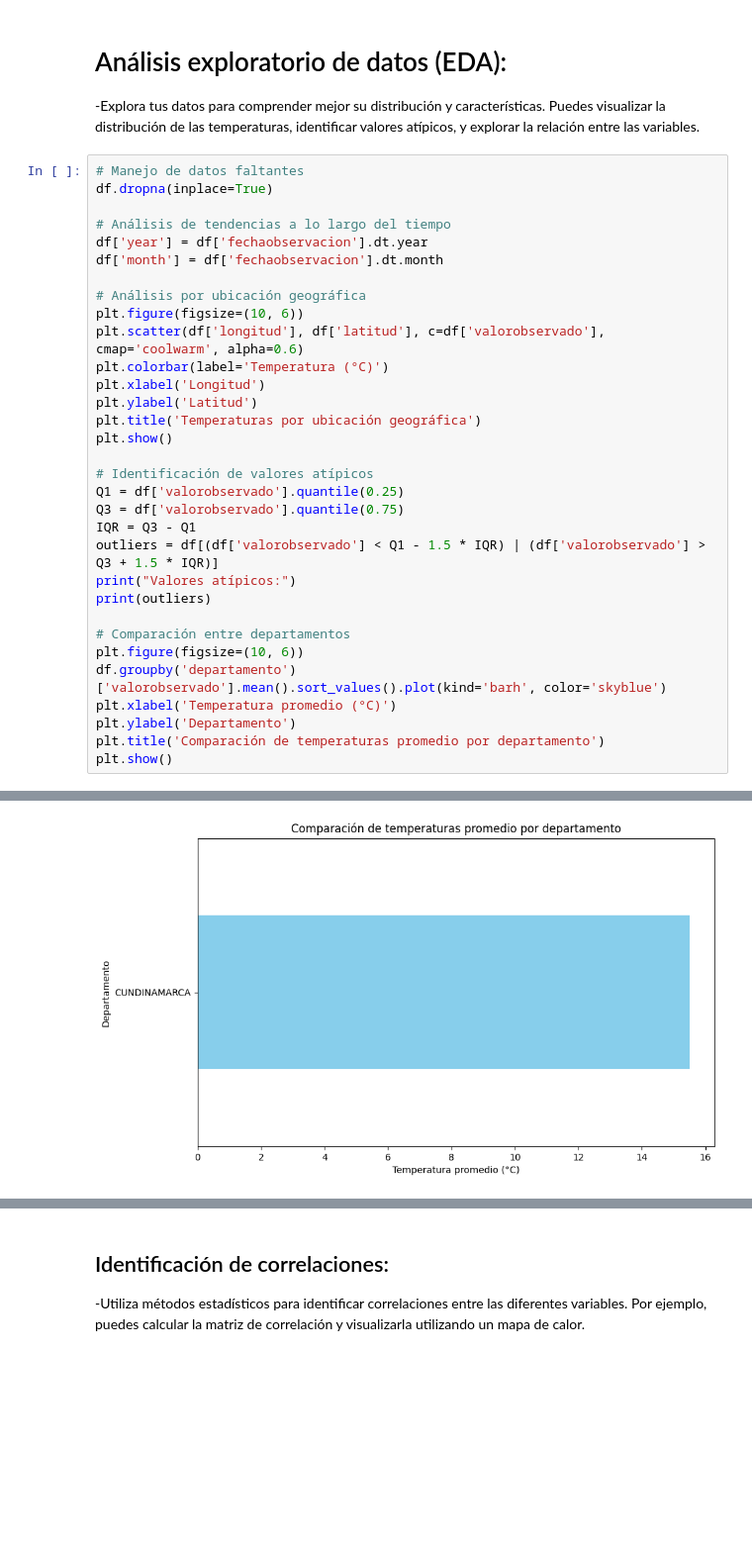
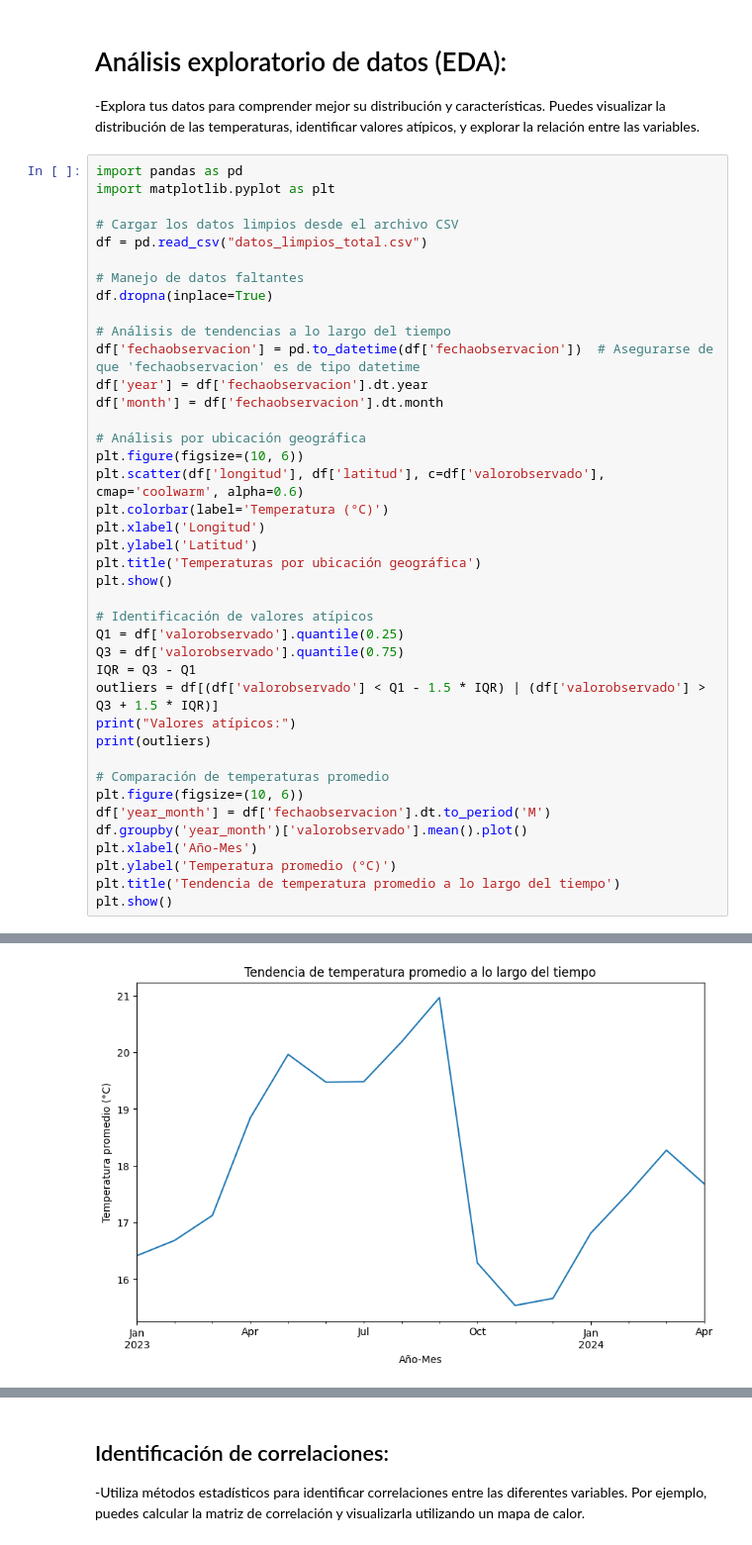
Before and after one commit to Resuelve-IA/climaIa, a Jupyter notebook: codigo.ipynb, the cells around one changed output, grey strips where cells are left out. Shown at 99% size. Drawn from its saved outputs; the diff is of its cells as text; blank space fills up the shorter version.

```diff
--- a/codigo.ipynb
+++ b/codigo.ipynb
@@ -115,10 +115,17 @@ Limpieza de datos completada. Los datos limpios se han guardado en 'datos_limpio
 # Análisis exploratorio de datos (EDA):
 -Explora tus datos para comprender mejor su distribución y características. Puedes visualizar la distribución de las temperaturas, identificar valores atípicos, y explorar la relación entre las variables.
 # %%
+import pandas as pd
+import matplotlib.pyplot as plt
+
+# Cargar los datos limpios desde el archivo CSV
+df = pd.read_csv("datos_limpios_total.csv")
+
 # Manejo de datos faltantes
 df.dropna(inplace=True)
 
 # Análisis de tendencias a lo largo del tiempo
+df['fechaobservacion'] = pd.to_datetime(df['fechaobservacion'])  # Asegurarse de que 'fechaobservacion' es de tipo datetime
 df['year'] = df['fechaobservacion'].dt.year
 df['month'] = df['fechaobservacion'].dt.month
 
@@ -139,11 +146,12 @@ outliers = df[(df['valorobservado'] < Q1 - 1.5 * IQR) | (df['valorobservado'] >
 print("Valores atípicos:")
 print(outliers)
 
-# Comparación entre departamentos
+# Comparación de temperaturas promedio
 plt.figure(figsize=(10, 6))
-df.groupby('departamento')['valorobservado'].mean().sort_values().plot(kind='barh', color='skyblue')
-plt.xlabel('Temperatura promedio (°C)')
-plt.ylabel('Departamento')
-plt.title('Comparación de temperaturas promedio por departamento')
+df['year_month'] = df['fechaobservacion'].dt.to_period('M')
+df.groupby('year_month')['valorobservado'].mean().plot()
+plt.xlabel('Año-Mes')
+plt.ylabel('Temperatura promedio (°C)')
+plt.title('Tendencia de temperatura promedio a lo largo del tiempo')
 plt.show()
 # %% [output]
@@ -168 +176 @@ Valores atípicos:
-[figure, old version]
+[figure, new version]
```
Also changed, not shown: parts of 14 cells of this notebook, 27 other files.
